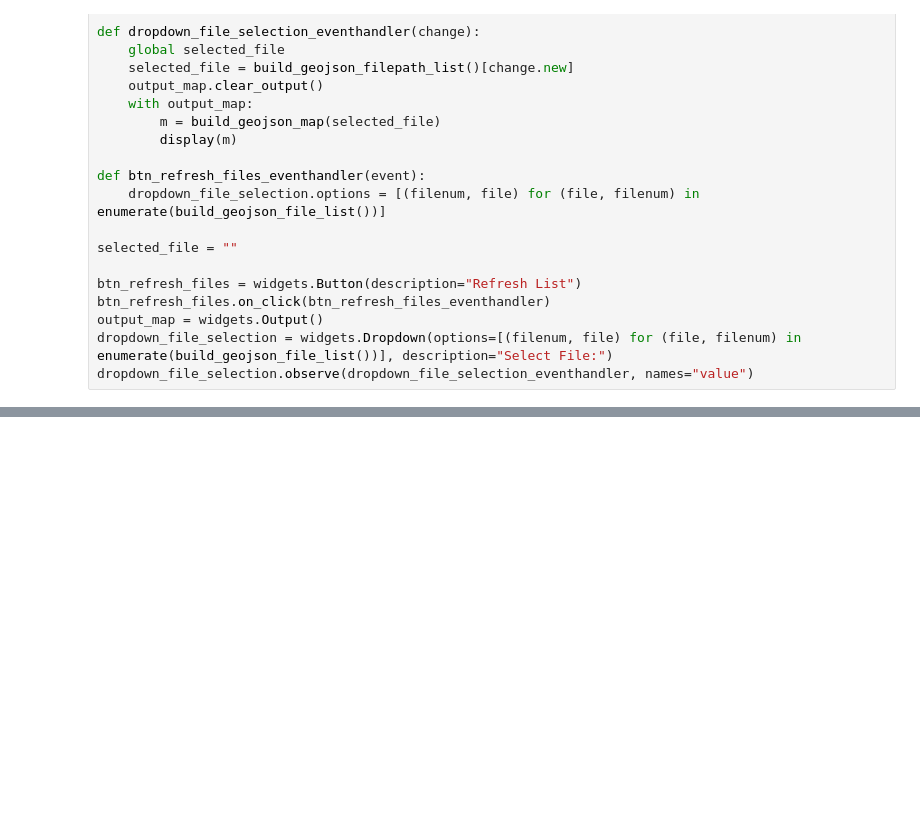
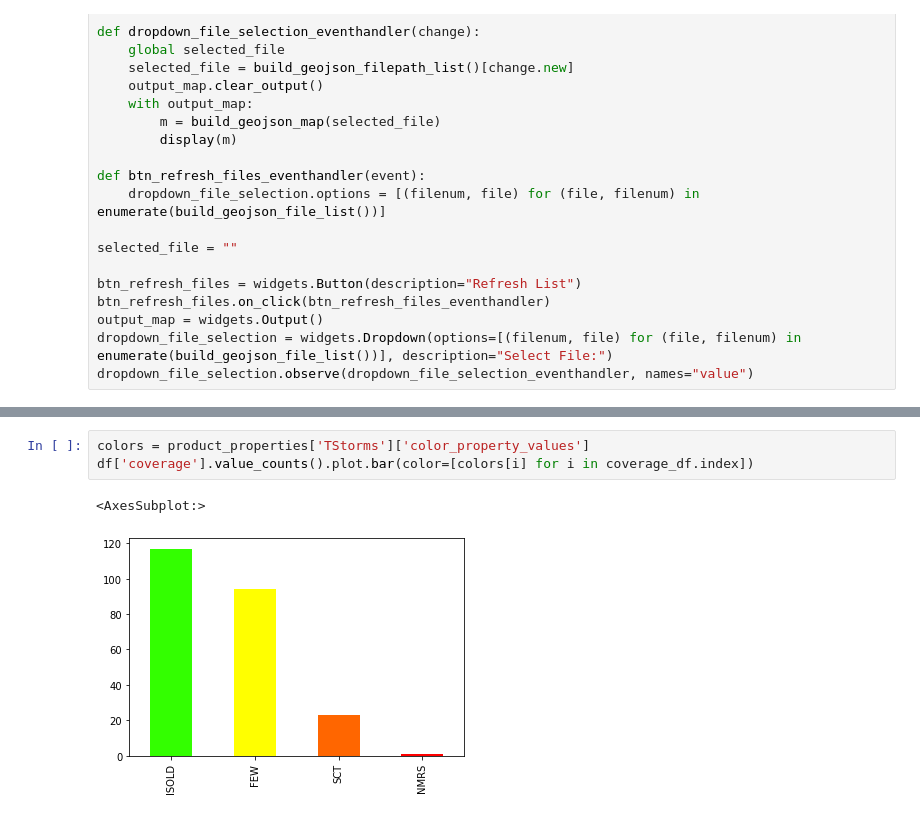
Before and after one commit to jasonwashburn/VWGeojsonViewer, a Jupyter notebook: VW_GeoJSON_Viewer.ipynb, the cells around one changed output, grey strips where cells are left out. Drawn from its saved outputs; the diff is of its cells as text; blank space fills up the shorter version.

```diff
--- a/VW_GeoJSON_Viewer.ipynb
+++ b/VW_GeoJSON_Viewer.ipynb
@@ -237,0 +248,6 @@ type_counts
+# %%
+colors = product_properties['TStorms']['color_property_values']
+df['coverage'].value_counts().plot.bar(color=[colors[i] for i in coverage_df.index])
+# %% [output]
+<AxesSubplot:>
+[figure, added]
```
Also changed, not shown: parts of 37 cells of this notebook.
